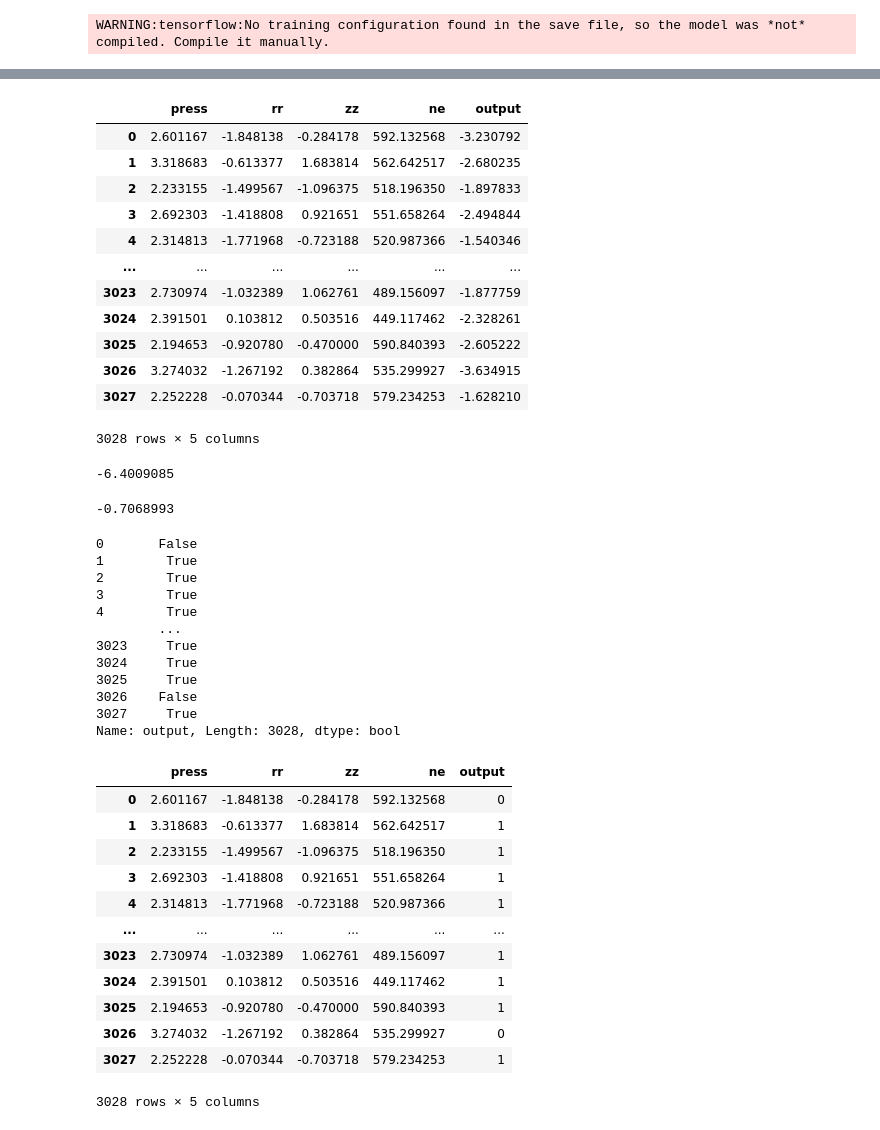
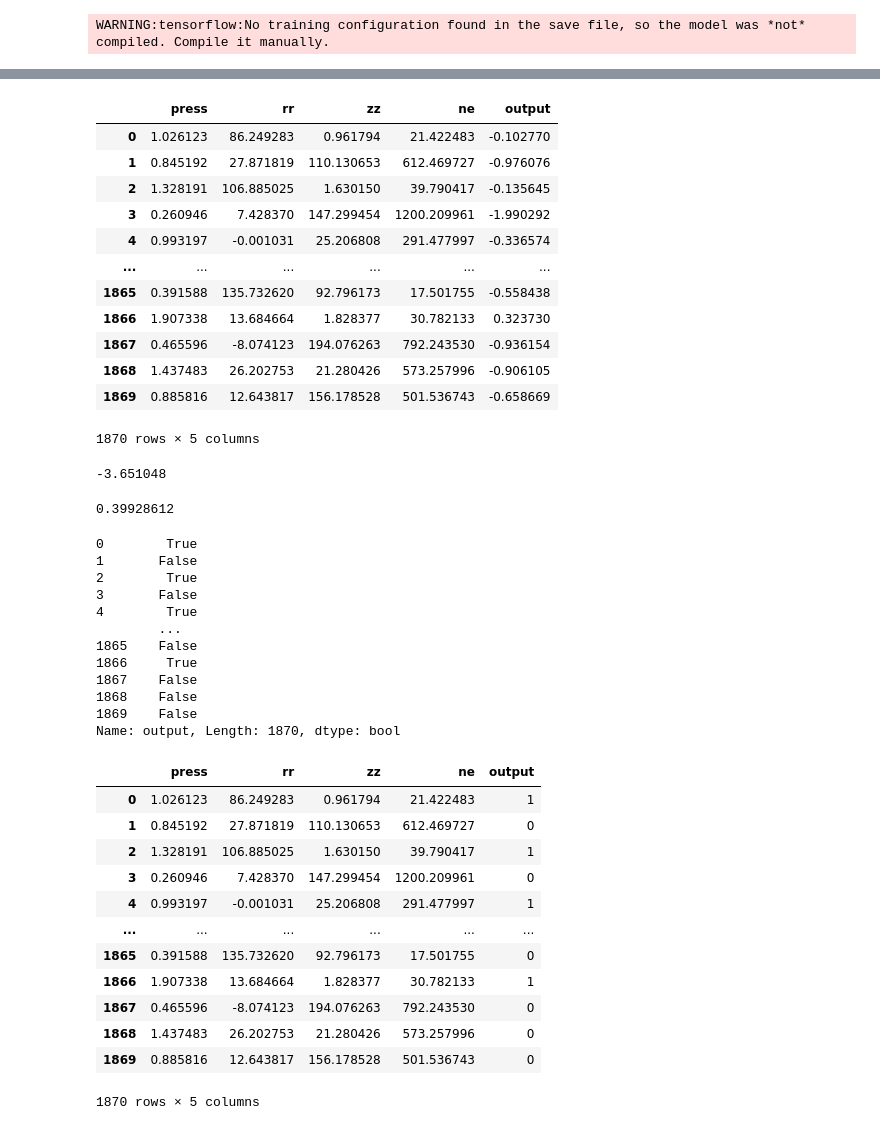
Before and after one commit to jeonggyunH/jeonggyunH, a Jupyter notebook: Colaboratory에_오신_것을_환영합니다.ipynb, the cells around one changed output, grey strips where cells are left out. Cells and saved outputs as stored; diff of their text form; code cells hidden in the pictures.

```diff
--- a/Colaboratory에_오신_것을_환영합니다.ipynb
+++ b/Colaboratory에_오신_것을_환영합니다.ipynb
@@ -350,8 +354,8 @@ model = load_model('/content/trained_generated_model_20210205_v3.h5')
 # %% [output]
 WARNING:tensorflow:No training configuration found in the save file, so the model was *not* compiled. Compile it manually.
 # %%
-latent_points = generate_latent_points(10, 3028)
+latent_points = generate_latent_points(10, 1870)
 X = model.predict(latent_points)
 data_fake = pd.DataFrame(data=X,  columns=['press', 'rr', 'zz', 'ne', 'output'])
-data_fake.head(3028)
+data_fake.head(1870)
 # %% [output]
@@ -359,24 +363,24 @@ data_fake.head(3028)
 |  | press | rr | zz | ne | output |
-| 0 | 2.601167 | -1.848138 | -0.284178 | 592.132568 | -3.230792 |
-| 1 | 3.318683 | -0.613377 | 1.683814 | 562.642517 | -2.680235 |
-| 2 | 2.233155 | -1.499567 | -1.096375 | 518.196350 | -1.897833 |
-| 3 | 2.692303 | -1.418808 | 0.921651 | 551.658264 | -2.494844 |
-| 4 | 2.314813 | -1.771968 | -0.723188 | 520.987366 | -1.540346 |
+| 0 | 1.026123 | 86.249283 | 0.961794 | 21.422483 | -0.102770 |
+| 1 | 0.845192 | 27.871819 | 110.130653 | 612.469727 | -0.976076 |
+| 2 | 1.328191 | 106.885025 | 1.630150 | 39.790417 | -0.135645 |
+| 3 | 0.260946 | 7.428370 | 147.299454 | 1200.209961 | -1.990292 |
+| 4 | 0.993197 | -0.001031 | 25.206808 | 291.477997 | -0.336574 |
 | ... | ... | ... | ... | ... | ... |
-| 3023 | 2.730974 | -1.032389 | 1.062761 | 489.156097 | -1.877759 |
-| 3024 | 2.391501 | 0.103812 | 0.503516 | 449.117462 | -2.328261 |
-| 3025 | 2.194653 | -0.920780 | -0.470000 | 590.840393 | -2.605222 |
-| 3026 | 3.274032 | -1.267192 | 0.382864 | 535.299927 | -3.634915 |
-| 3027 | 2.252228 | -0.070344 | -0.703718 | 579.234253 | -1.628210 |
+| 1865 | 0.391588 | 135.732620 | 92.796173 | 17.501755 | -0.558438 |
+| 1866 | 1.907338 | 13.684664 | 1.828377 | 30.782133 | 0.323730 |
+| 1867 | 0.465596 | -8.074123 | 194.076263 | 792.243530 | -0.936154 |
+| 1868 | 1.437483 | 26.202753 | 21.280426 | 573.257996 | -0.906105 |
+| 1869 | 0.885816 | 12.643817 | 156.178528 | 501.536743 | -0.658669 |
-3028 rows × 5 columns
+1870 rows × 5 columns
 # %%
 data_fake.output.min()
 # %% [output]
--6.4009085
+-3.651048
 # %%
 data_fake.output.max()
 # %% [output]
--0.7068993
+0.39928612
 # %%
 outcome_mean = data_fake.output.mean()
 # %%
@@ -384,36 +388,36 @@ data_fake['output'] = data_fake['output'] > outcome_mean
 # %%
 data_fake['output']
 # %% [output]
-0       False
-1        True
+0        True
+1       False
 2        True
-3        True
+3       False
 4        True
         ...
-3023     True
-3024     True
-3025     True
-3026    False
-3027     True
-Name: output, Length: 3028, dtype: bool
+1865    False
+1866     True
+1867    False
+1868    False
+1869    False
+Name: output, Length: 1870, dtype: bool
 # %%
 data_fake["output"] = data_fake["output"].astype(int)
 # %%
-data_fake.head(3028)
+data_fake.head(1870)
 # %% [output]
 |  | press | rr | zz | ne | output |
-| 0 | 2.601167 | -1.848138 | -0.284178 | 592.132568 | 0 |
-| 1 | 3.318683 | -0.613377 | 1.683814 | 562.642517 | 1 |
-| 2 | 2.233155 | -1.499567 | -1.096375 | 518.196350 | 1 |
-| 3 | 2.692303 | -1.418808 | 0.921651 | 551.658264 | 1 |
-| 4 | 2.314813 | -1.771968 | -0.723188 | 520.987366 | 1 |
+| 0 | 1.026123 | 86.249283 | 0.961794 | 21.422483 | 1 |
+| 1 | 0.845192 | 27.871819 | 110.130653 | 612.469727 | 0 |
+| 2 | 1.328191 | 106.885025 | 1.630150 | 39.790417 | 1 |
+| 3 | 0.260946 | 7.428370 | 147.299454 | 1200.209961 | 0 |
+| 4 | 0.993197 | -0.001031 | 25.206808 | 291.477997 | 1 |
 | ... | ... | ... | ... | ... | ... |
-| 3023 | 2.730974 | -1.032389 | 1.062761 | 489.156097 | 1 |
-| 3024 | 2.391501 | 0.103812 | 0.503516 | 449.117462 | 1 |
-| 3025 | 2.194653 | -0.920780 | -0.470000 | 590.840393 | 1 |
-| 3026 | 3.274032 | -1.267192 | 0.382864 | 535.299927 | 0 |
-| 3027 | 2.252228 | -0.070344 | -0.703718 | 579.234253 | 1 |
+| 1865 | 0.391588 | 135.732620 | 92.796173 | 17.501755 | 0 |
+| 1866 | 1.907338 | 13.684664 | 1.828377 | 30.782133 | 1 |
+| 1867 | 0.465596 | -8.074123 | 194.076263 | 792.243530 | 0 |
+| 1868 | 1.437483 | 26.202753 | 21.280426 | 573.257996 | 0 |
+| 1869 | 0.885816 | 12.643817 | 156.178528 | 501.536743 | 0 |
-3028 rows × 5 columns
+1870 rows × 5 columns
 # %%
 features = ['press', 'rr', 'zz', 'ne', 'output']
 
```
Also changed, not shown: parts of 26 cells of this notebook.
